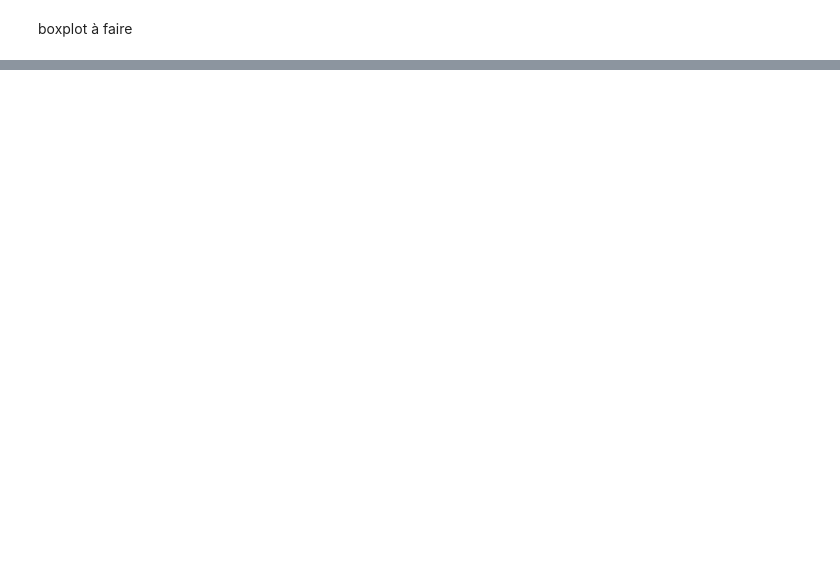
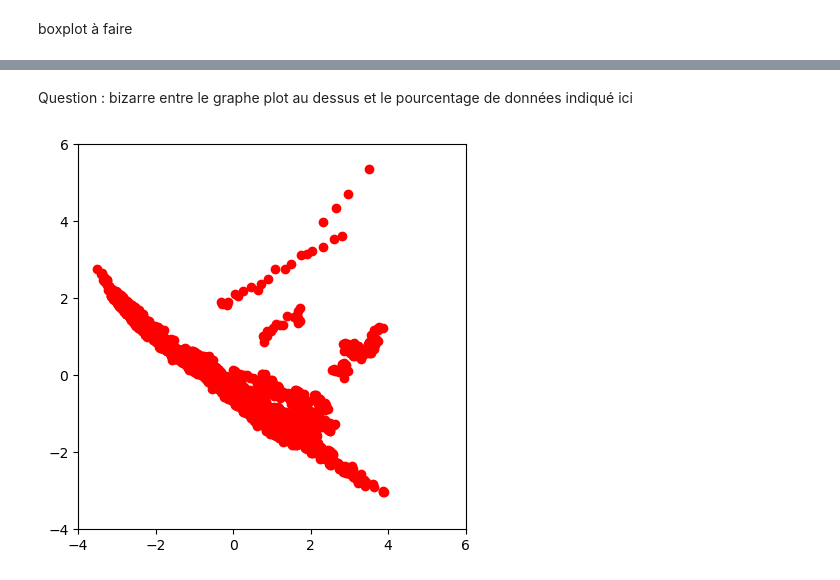
Before and after one commit to julien-richaume/projet_machine_learning, a Jupyter notebook: Projet-ML-Python.ipynb, the cells around one changed output, grey strips where cells are left out. Saved outputs shown, nothing was run; the diff lists cells and outputs as text; code cells hidden in the pictures; blank space fills up the shorter version.

```diff
--- a/Projet-ML-Python.ipynb
+++ b/Projet-ML-Python.ipynb
@@ -261,0 +358,7 @@ print(top_5_emission)
+# %%
+from sklearn.decomposition import PCA
+from sklearn.preprocessing import scale
+import seaborn as sns
+
+#Réduction des variables
+X=scale(data[interesting_columns])
@@ -261,0 +369,7 @@ print(top_5_emission)
+# %%
+pca = PCA()
+## Estimation, calcul des composantes principales
+C = pca.fit(X).transform(X)
+## Décroissance de la variance expliquée
+plt.plot(pca.explained_variance_ratio_)
+plt.show()
@@ -261,0 +422,13 @@ print(top_5_emission)
+# %% [markdown]
+Question : bizarre entre le graphe plot au dessus et le pourcentage de données indiqué ici
+# %%
+## Représentation des individus
+# ct dans les TP de ML mais jsp si c'est très utile
+plt.figure(figsize=(5,5))
+for i, j, nom in zip(C[:,0], C[:,1], data["Value_co2_emissions_kt_by_country"]):
+    color = "red" if nom  else "blue"
+    plt.plot(i, j, "o",color=color)
+plt.axis((-4,6,-4,6))
+plt.show()
+# %% [output]
+[figure, added]
```
Also changed, not shown: parts of 22 cells of this notebook.
